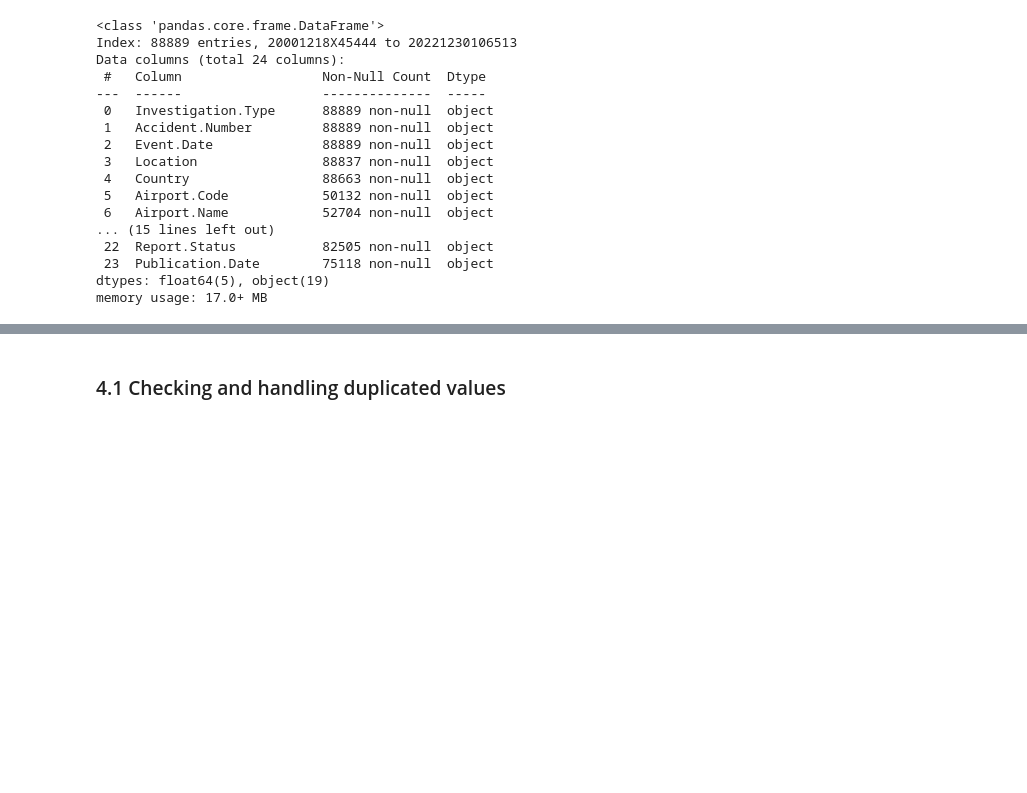
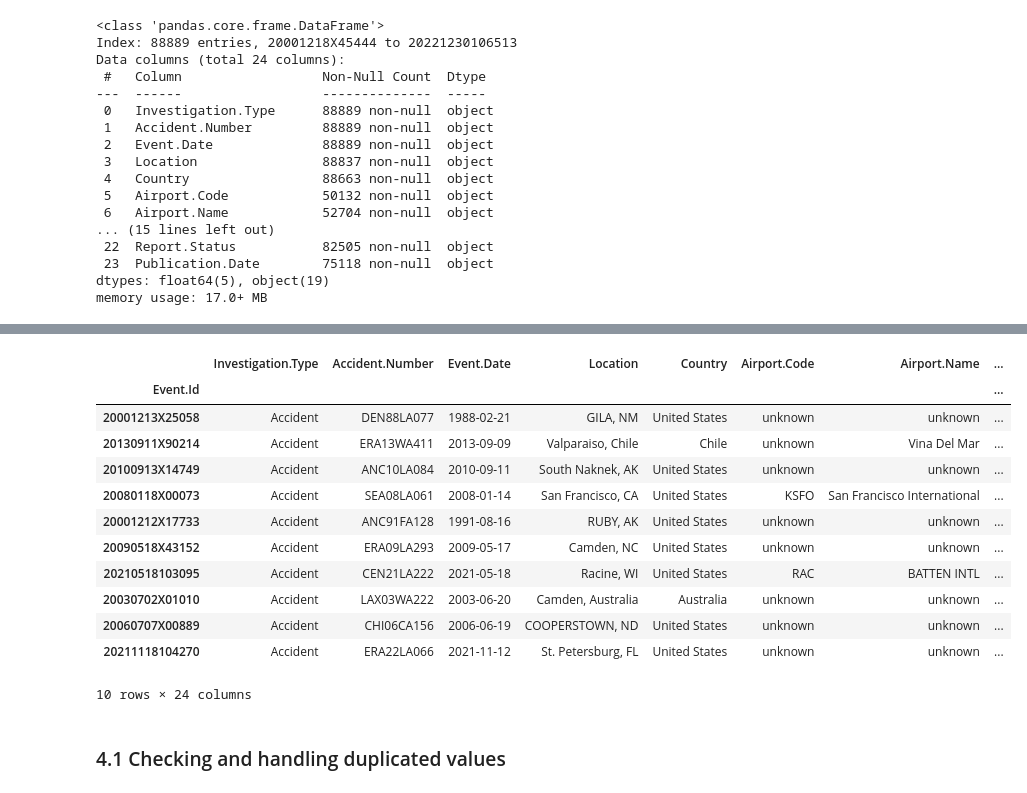
Before and after one commit to Muhadischol/Aviation_Analysis_Project, a Jupyter notebook: Notebooks/Untitled.ipynb, the cells around one changed output, grey strips where cells are left out. Saved outputs shown, nothing was run; the diff lists cells and outputs as text; code cells hidden in the pictures; blank space fills up the shorter version.

```diff
--- a/Notebooks/Untitled.ipynb
+++ b/Notebooks/Untitled.ipynb
@@ -184,3 +266,19 @@ unimportant_columns = ["Report.Status", "Registration.Number", "Publication.Date
+# %%
+aviation_data.sample(10)
+# %% [output]
+|  | Investigation.Type | Accident.Number | Event.Date | Location | Country | Airport.Code | Airport.Name | ... |
+| Event.Id |  |  |  |  |  |  |  | ... |
+| 20001213X25058 | Accident | DEN88LA077 | 1988-02-21 | GILA, NM | United States | unknown | unknown | ... |
+| 20130911X90214 | Accident | ERA13WA411 | 2013-09-09 | Valparaiso, Chile | Chile | unknown | Vina Del Mar | ... |
+| 20100913X14749 | Accident | ANC10LA084 | 2010-09-11 | South Naknek, AK | United States | unknown | unknown | ... |
+| 20080118X00073 | Accident | SEA08LA061 | 2008-01-14 | San Francisco, CA | United States | KSFO | San Francisco International | ... |
+| 20001212X17733 | Accident | ANC91FA128 | 1991-08-16 | RUBY, AK | United States | unknown | unknown | ... |
+| 20090518X43152 | Accident | ERA09LA293 | 2009-05-17 | Camden, NC | United States | unknown | unknown | ... |
+| 20210518103095 | Accident | CEN21LA222 | 2021-05-18 | Racine, WI | United States | RAC | BATTEN INTL | ... |
+| 20030702X01010 | Accident | LAX03WA222 | 2003-06-20 | Camden, Australia | Australia | unknown | unknown | ... |
+| 20060707X00889 | Accident | CHI06CA156 | 2006-06-19 | COOPERSTOWN, ND | United States | unknown | unknown | ... |
+| 20211118104270 | Accident | ERA22LA066 | 2021-11-12 | St. Petersburg, FL | United States | unknown | unknown | ... |
+10 rows × 24 columns
 # %% [markdown]
 ### 4.1 Checking and handling duplicated values
 # %% [markdown]
```
Also changed, not shown: parts of 8 cells of this notebook.
